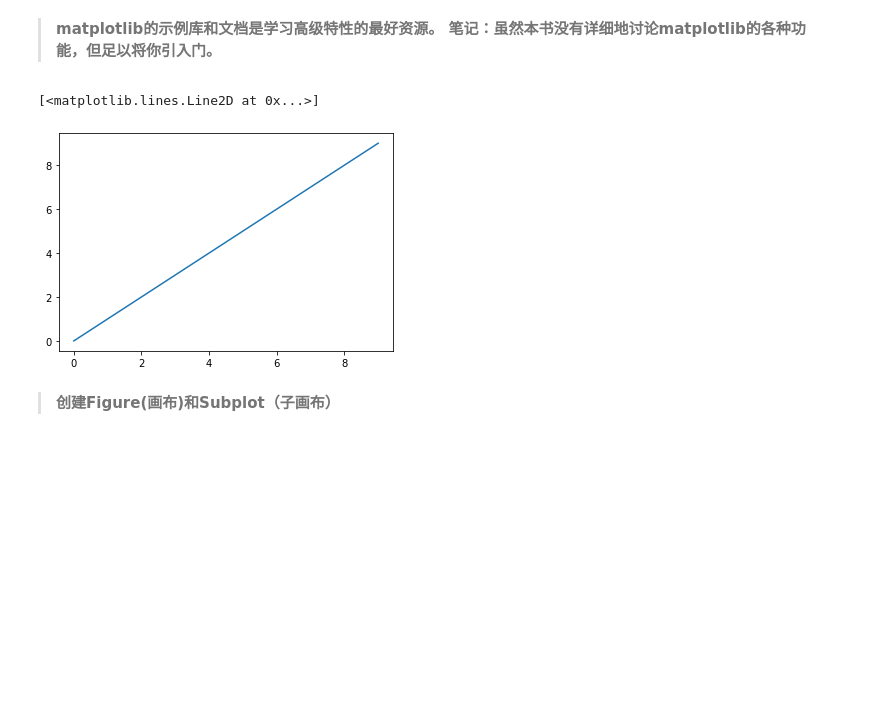
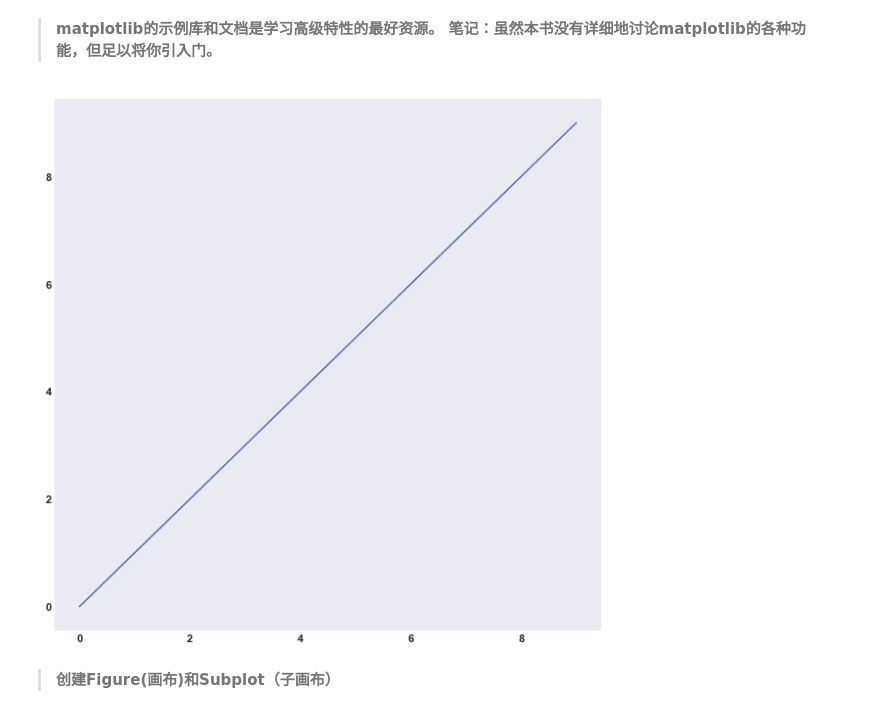
Before and after one commit to jaling9/PythonDataAnalysis, a Jupyter notebook: 09 matplotlib_Notes.ipynb, the cells around one changed output. Cells and saved outputs as stored; diff of their text form; code cells hidden in the pictures; blank space fills up the shorter version.

```diff
--- a/09 matplotlib_Notes.ipynb
+++ b/09 matplotlib_Notes.ipynb
@@ -7,12 +7,12 @@
 > **matplotlib的示例库和文档是学习高级特性的最好资源。  笔记：虽然本书没有详细地讨论matplotlib的各种功能，但足以将你引入门。**
 # %%
 import matplotlib.pyplot as plt
+plt.style.use('seaborn-dark')
 import numpy as np
 data = np.arange(10)
-plt.plot(data)
+plt.plot(data);
 # %% [output]
-[<matplotlib.lines.Line2D at 0x...>]
-[figure, old version]
+[figure, new version]
 # %% [markdown]
 > **创建Figure(画布)和Subplot（子画布）**
 # %%
```
Also changed, not shown: parts of 45 cells of this notebook, 23 other files.
